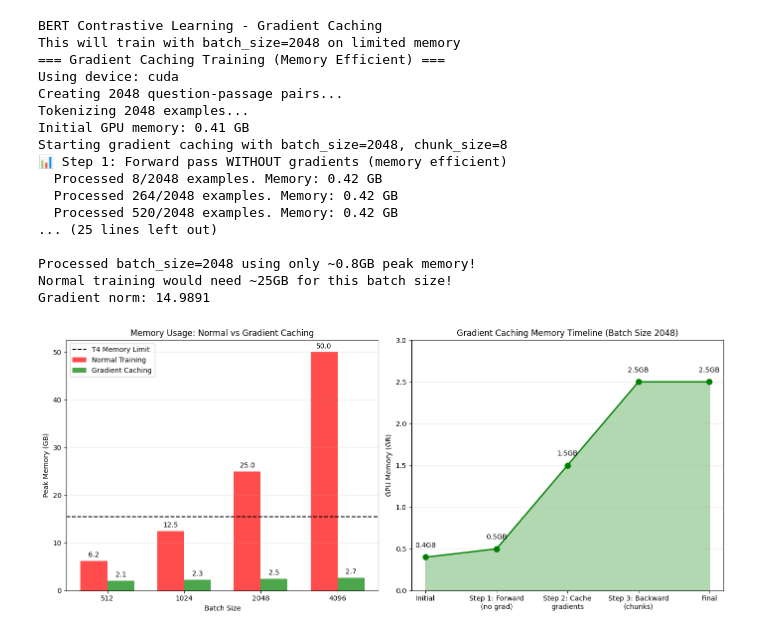
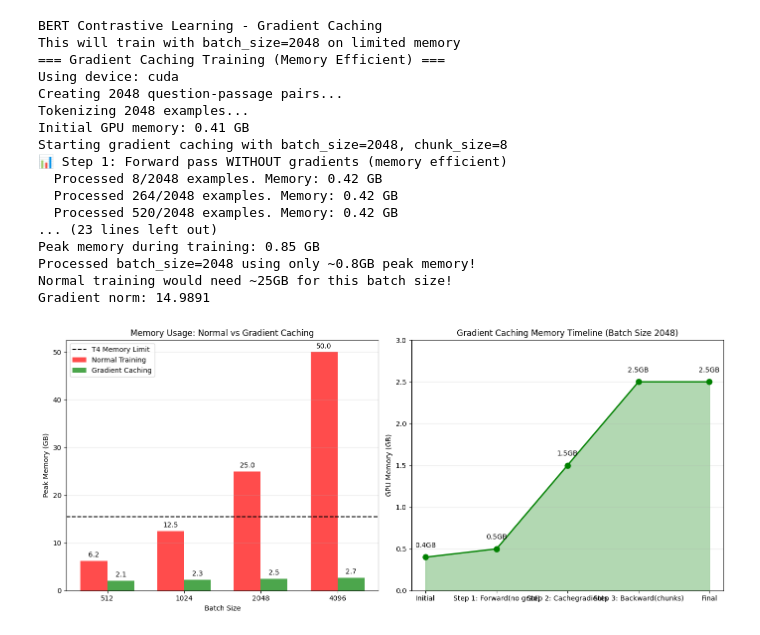
Before and after one commit to conscioustahoe/gradient-caching, a Jupyter notebook: with_grad_cache.ipynb, the cells around one changed output. Saved outputs shown, nothing was run; the diff lists cells and outputs as text; code cells hidden in the pictures.

Commit message:
with grad cache

```diff
--- a/with_grad_cache.ipynb
+++ b/with_grad_cache.ipynb
@@ -50,7 +50,7 @@ def plot_memory_comparison(normal_mem, cached_mem):
         for bar in bars:
             height = bar.get_height()
             ax1.text(bar.get_x() + bar.get_width()/2., height + 0.5, f'{height:.1f}', ha='center', va='bottom')
-    steps = ['Initial', 'Step 1: Forward\n(no grad)', 'Step 2: Cache\ngradients', 'Step 3: Backward\n(chunks)', 'Final']
+    steps = ['Initial', 'Step 1: Forward(no grad)', 'Step 2: Cachegradients', 'Step 3: Backward(chunks)', 'Final']
     memory_timeline = [0.4, 0.5, 1.5, 2.5, 2.5]
     ax2.plot(steps, memory_timeline, 'g-o', linewidth=2, markersize=8)
     ax2.fill_between(range(len(steps)), memory_timeline, alpha=0.3, color='green')
@@ -137,36 +137,36 @@ def gradient_caching_training():
     print("📊 Step 4: Update weights")
     optimizer.step()
     final_mem = track_memory("Final")
-    print(f"\n✅ Training completed successfully!")
+    print(f"✅ Training completed successfully!")
     print(f"Time: {time.time() - start_time:.2f}s")
     print(f"Final GPU memory: {final_mem:.2f} GB")
     print(f"Peak memory during training: {max_chunk_mem:.2f} GB")
-    print(f"\nProcessed batch_size={batch_size} using only ~{max_chunk_mem:.1f}GB peak memory!")
+    print(f"Processed batch_size={batch_size} using only ~{max_chunk_mem:.1f}GB peak memory!")
     print(f"Normal training would need ~25GB for this batch size!")
     grad_norm = torch.nn.utils.clip_grad_norm_(encoder.parameters(), max_norm=1.0)
     print(f"Gradient norm: {grad_norm:.4f}")
     plot_memory_comparison(25.0, max_chunk_mem)
 
 if __name__ == "__main__":
     print("BERT Contrastive Learning - Gradient Caching")
     print("This will train with batch_size=2048 on limited memory")
     gradient_caching_training()
 # %% [output]
 BERT Contrastive Learning - Gradient Caching
 This will train with batch_size=2048 on limited memory
 === Gradient Caching Training (Memory Efficient) ===
 Using device: cuda
 Creating 2048 question-passage pairs...
 Tokenizing 2048 examples...
 Initial GPU memory: 0.41 GB
 Starting gradient caching with batch_size=2048, chunk_size=8
 📊 Step 1: Forward pass WITHOUT gradients (memory efficient)
   Processed 8/2048 examples. Memory: 0.42 GB
   Processed 264/2048 examples. Memory: 0.42 GB
   Processed 520/2048 examples. Memory: 0.42 GB
-... (25 lines left out)
-
+... (23 lines left out)
+Peak memory during training: 0.85 GB
 Processed batch_size=2048 using only ~0.8GB peak memory!
 Normal training would need ~25GB for this batch size!
 Gradient norm: 14.9891
-[figure, old version]
+[figure, new version]
```
